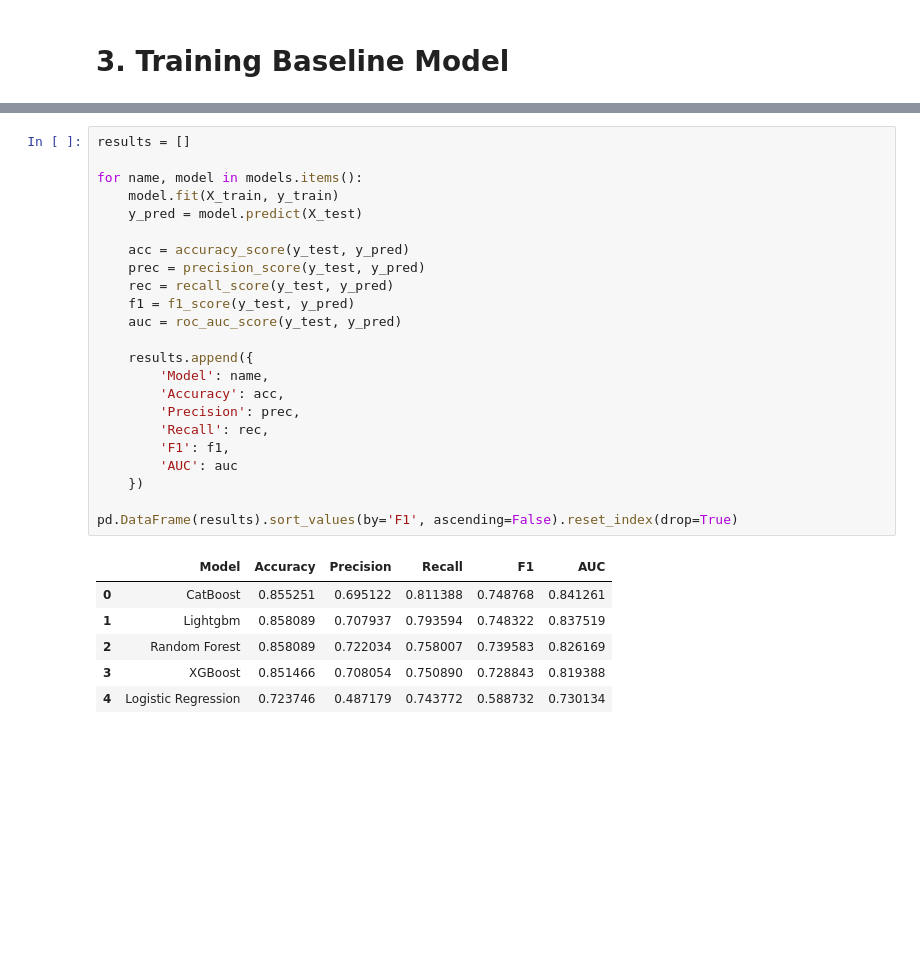
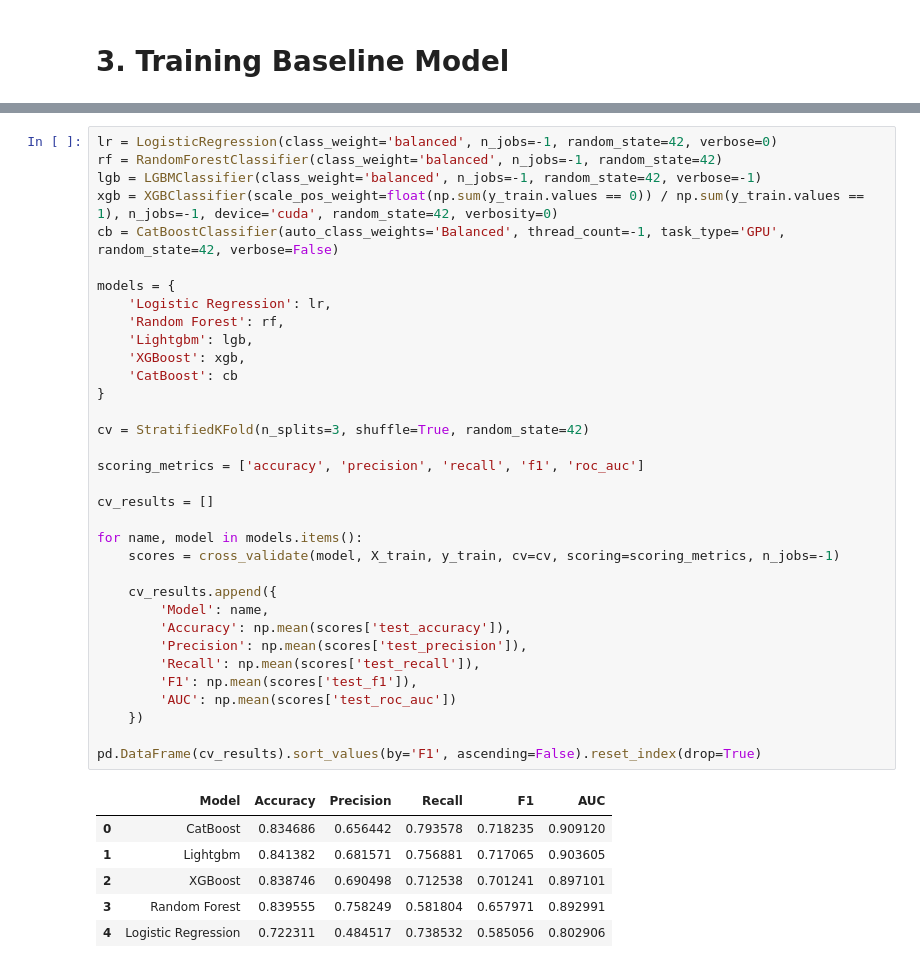
Before and after one commit to n44th44nn/Telco-Customer-Churn-Analysis, a Jupyter notebook: Notebooks/modeling.ipynb, the cells around one changed output, grey strips where cells are left out. Drawn from its saved outputs; the diff is of its cells as text; blank space fills up the shorter version.

```diff
--- a/Notebooks/modeling.ipynb
+++ b/Notebooks/modeling.ipynb
@@ -134,33 +162,44 @@ models = {
-# %%
-results = []
-
-for name, model in models.items():
-    model.fit(X_train, y_train)
-    y_pred = model.predict(X_test)
-
-    acc = accuracy_score(y_test, y_pred)
-    prec = precision_score(y_test, y_pred)
-    rec = recall_score(y_test, y_pred)
-    f1 = f1_score(y_test, y_pred)
-    auc = roc_auc_score(y_test, y_pred)
-
-    results.append({
-        'Model': name,
-        'Accuracy': acc,
-        'Precision': prec,
-        'Recall': rec,
-        'F1': f1,
-        'AUC': auc
-    })
-
-pd.DataFrame(results).sort_values(by='F1', ascending=False).reset_index(drop=True)
-# %% [output]
-|  | Model | Accuracy | Precision | Recall | F1 | AUC |
-| 0 | CatBoost | 0.855251 | 0.695122 | 0.811388 | 0.748768 | 0.841261 |
-| 1 | Lightgbm | 0.858089 | 0.707937 | 0.793594 | 0.748322 | 0.837519 |
-| 2 | Random Forest | 0.858089 | 0.722034 | 0.758007 | 0.739583 | 0.826169 |
-| 3 | XGBoost | 0.851466 | 0.708054 | 0.750890 | 0.728843 | 0.819388 |
-| 4 | Logistic Regression | 0.723746 | 0.487179 | 0.743772 | 0.588732 | 0.730134 |
+# %%
+lr = LogisticRegression(class_weight='balanced', n_jobs=-1, random_state=42, verbose=0)
+rf = RandomForestClassifier(class_weight='balanced', n_jobs=-1, random_state=42)
+lgb = LGBMClassifier(class_weight='balanced', n_jobs=-1, random_state=42, verbose=-1)
+xgb = XGBClassifier(scale_pos_weight=float(np.sum(y_train.values == 0)) / np.sum(y_train.values == 1), n_jobs=-1, device='cuda', random_state=42, verbosity=0)
+cb = CatBoostClassifier(auto_class_weights='Balanced', thread_count=-1, task_type='GPU', random_state=42, verbose=False)
+
+models = {
+    'Logistic Regression': lr,
+    'Random Forest': rf,
+    'Lightgbm': lgb,
+    'XGBoost': xgb,
+    'CatBoost': cb
+}
+
+cv = StratifiedKFold(n_splits=3, shuffle=True, random_state=42)
+
+scoring_metrics = ['accuracy', 'precision', 'recall', 'f1', 'roc_auc']
+
+cv_results = []
+
+for name, model in models.items():
+    scores = cross_validate(model, X_train, y_train, cv=cv, scoring=scoring_metrics, n_jobs=-1)
+
+    cv_results.append({
+        'Model': name,
+        'Accuracy': np.mean(scores['test_accuracy']),
+        'Precision': np.mean(scores['test_precision']),
+        'Recall': np.mean(scores['test_recall']),
+        'F1': np.mean(scores['test_f1']),
+        'AUC': np.mean(scores['test_roc_auc'])
+    })
+
+pd.DataFrame(cv_results).sort_values(by='F1', ascending=False).reset_index(drop=True)
+# %% [output]
+|  | Model | Accuracy | Precision | Recall | F1 | AUC |
+| 0 | CatBoost | 0.834686 | 0.656442 | 0.793578 | 0.718235 | 0.909120 |
+| 1 | Lightgbm | 0.841382 | 0.681571 | 0.756881 | 0.717065 | 0.903605 |
+| 2 | XGBoost | 0.838746 | 0.690498 | 0.712538 | 0.701241 | 0.897101 |
+| 3 | Random Forest | 0.839555 | 0.758249 | 0.581804 | 0.657971 | 0.892991 |
+| 4 | Logistic Regression | 0.722311 | 0.484517 | 0.738532 | 0.585056 | 0.802906 |
 # %%
 for name, model in models.items():
     model.fit(X_train, y_train)
```
Also changed, not shown: parts of 23 cells of this notebook, 5 other files.
